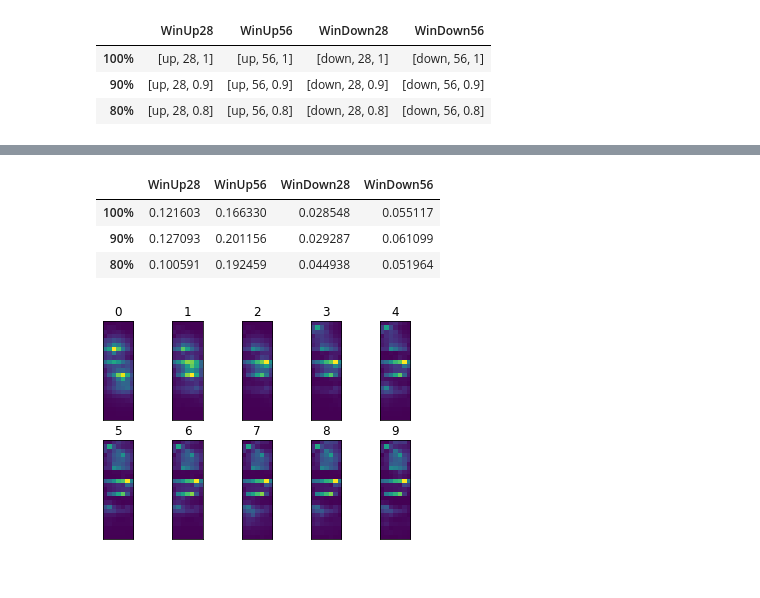
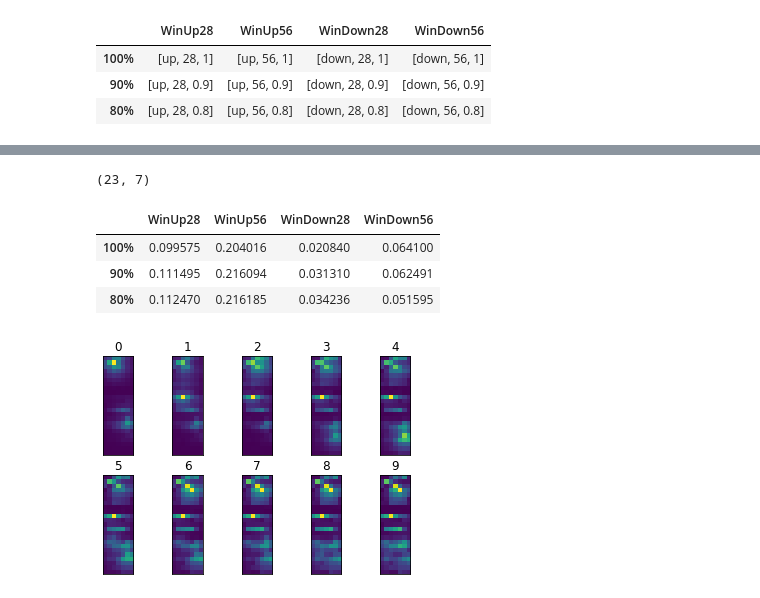
Before and after one commit to SonglingLu/OneRoomABM, a Jupyter notebook: notebooks/paper_functions_viz.ipynb, the cells around one changed output, grey strips where cells are left out. Saved outputs shown, nothing was run; the diff lists cells and outputs as text; code cells hidden in the pictures.

```diff
--- a/notebooks/paper_functions_viz.ipynb
+++ b/notebooks/paper_functions_viz.ipynb
@@ -370,14 +347,15 @@ for w in range(len(windows)):
                 win_effect = 0.25
             if windows[w] == 'down': # effective ACH = 20
                 win_effect = 1
+            # bus_aerosol moved to bus.py
 
-            bus_aerosol = return_aerosol_transmission_rate(floor_area, mean_ceiling_height,
-                                    air_exchange_rate * win_effect,
-                                    aerosol_filtration_eff, relative_humidity, breathing_flow_rate,
-                                    exhaled_air_inf, max_viral_deact_rate, mask_passage_prob,
-                                    max_aerosol_radius=2, primary_outdoor_air_fraction=0.2)
+#             bus_aerosol = return_aerosol_transmission_rate(floor_area, mean_ceiling_height,
+#                                     air_exchange_rate * win_effect,
+#                                     aerosol_filtration_eff, relative_humidity, breathing_flow_rate,
+#                                     exhaled_air_inf, max_viral_deact_rate, mask_passage_prob,
+#                                     max_aerosol_radius=2, primary_outdoor_air_fraction=0.2)
 
-            bus_trip, conc, chance_nonzero = bus_sim(windows[w], num_students[n], masks[m], num_sims, trip_length, bus_aerosol)
+            bus_trip, conc, chance_nonzero = bus_sim(windows[w], num_students[n], masks[m], num_sims, trip_length, '56')
             # this is an array of transmission % for each student on the trip
 
             # reference array
@@ -408,3 +391,7 @@ out_df
+# %%
+conc[0].shape
+# %% [output]
+(23, 7)
 # %%
 final_df = pd.DataFrame(final_array)
 final_df.columns =['WinUp28', 'WinUp56', 'WinDown28', 'WinDown56']
@@ -412,17 +399,23 @@ final_df.index = ['100%', '90%', '80%'] # mask wearing rate
 final_df
 # %% [output]
 |  | WinUp28 | WinUp56 | WinDown28 | WinDown56 |
-| 100% | 0.121603 | 0.166330 | 0.028548 | 0.055117 |
-| 90% | 0.127093 | 0.201156 | 0.029287 | 0.061099 |
-| 80% | 0.100591 | 0.192459 | 0.044938 | 0.051964 |
+| 100% | 0.099575 | 0.204016 | 0.020840 | 0.064100 |
+| 90% | 0.111495 | 0.216094 | 0.031310 | 0.062491 |
+| 80% | 0.112470 | 0.216185 | 0.034236 | 0.051595 |
 # %%
 fig, axs = plt.subplots((math.floor(len(conc) / 5)), (math.floor(len(conc) / 2)), edgecolor='k')
 
 axs = axs.ravel()
+avg_array = []
+out_matrix = np.array(np.zeros(shape=conc[c].shape))
+
 for c in range(len(conc)):
     axs[c].matshow(conc[c])
     axs[c].tick_params(top=False, bottom=False, left=False, right=False,
                 labelleft=False, labelbottom=False, labeltop=False)
     axs[c].set_title(c)
+    for y in range(conc[c].shape[0]):
+        for x in range(conc[c].shape[1]):
+            out_matrix[y][x] += (conc[c][y][x] / len(conc))
 # %% [output]
-[figure, old version]
+[figure, new version]
```
Also changed, not shown: parts of 3 cells of this notebook, 7 other files.
